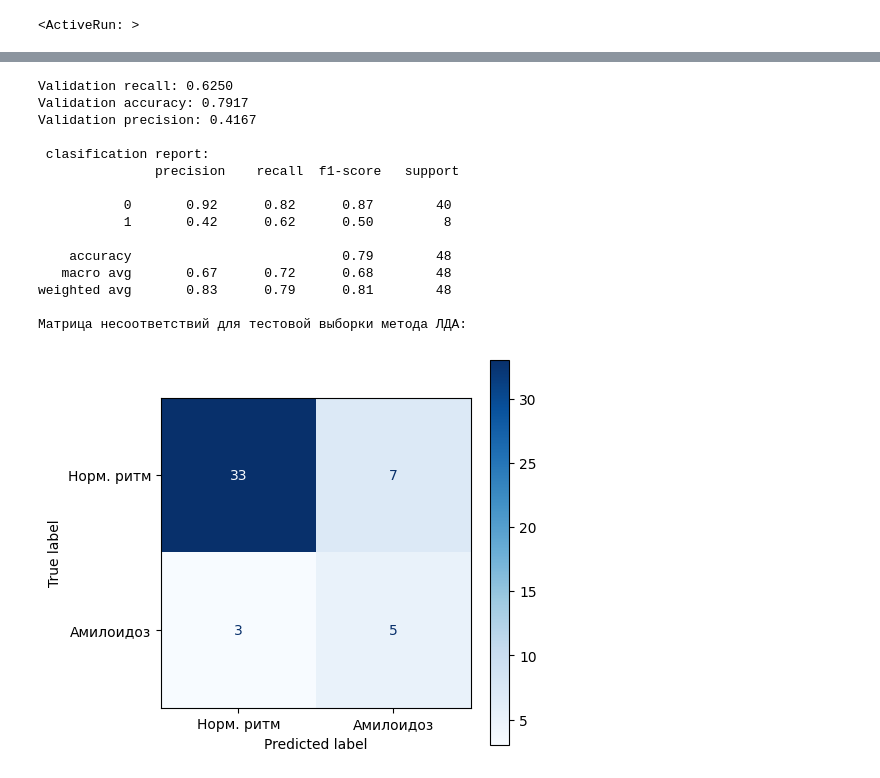
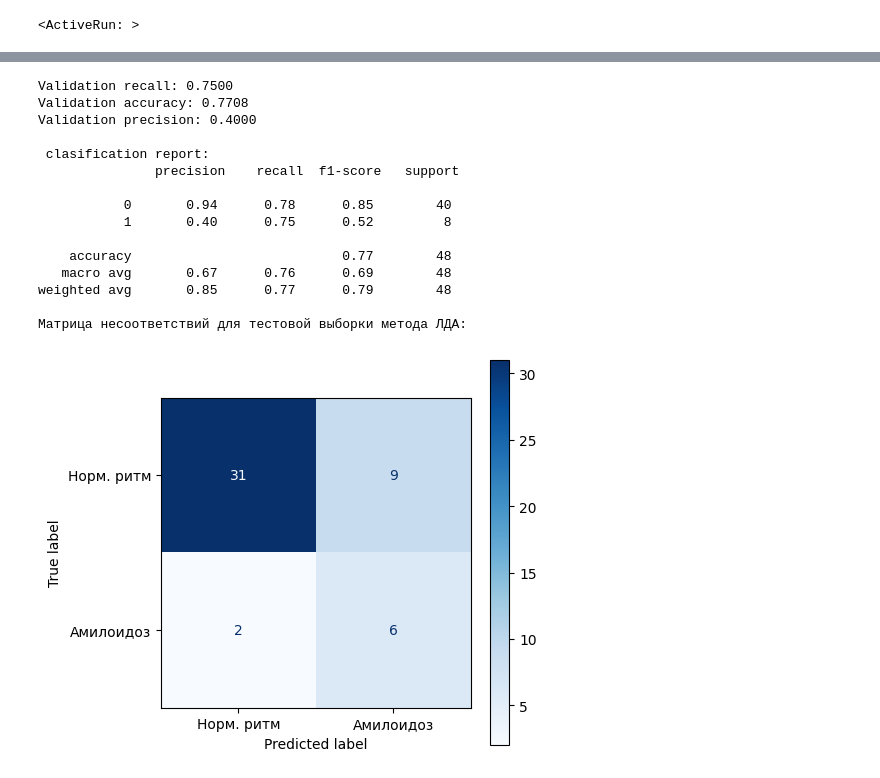
Before and after one commit to ArtikBoom3007/Diplomas, a Jupyter notebook: Classifiers/NN/NeuralNetwork.ipynb, the cells around one changed output, grey strips where cells are left out. Cells and saved outputs as stored; diff of their text form; code cells hidden in the pictures.

```diff
--- a/Classifiers/NN/NeuralNetwork.ipynb
+++ b/Classifiers/NN/NeuralNetwork.ipynb
@@ -203,16 +144,17 @@ config = {
     "optimizer": {"type": "Adam", "parameters": {"lr": 0.001, "weight_decay": 1e-5}},
     "loss_function": {
         "type": "FocalLoss",
-        "parameters": {"alpha": 1.0, "gamma": 1, "pos_weight": [1, 3]},
+        "parameters": {"alpha": 1.0, "gamma": 1, "pos_weight": [1, 4]},
     },
     "dataset": {
-        "train_size": len(train_dataset),
-        "test_size": len(test_dataset),
+        "train_size": 0,
+        "test_size": 0,
         "class_distribution": {
-            "train": {0 : int(train_dict[0]), 1: int(train_dict[1])},
-            "test": {0 : int(test_dict[0]), 1: int(test_dict[1])},
+            "train": {0: int(train_dict[0]), 1: int(train_dict[1])},
+            "test": {0: int(test_dict[0]), 1: int(test_dict[1])},
         },
     },
+    "augmentations": {"noise_level": 0.04, "shift_range": 0.2, "mask_prob": 0.3},
 }
 
 # Сохраняем в файл
@@ -220,0 +206,18 @@ with open("config.yaml", "w") as f:
+# %%
+X_train = np.concatenate(
+    [X_train, np.array([data_augmentation(torch.tensor(x)).numpy() for x in X_train])],
+    axis=0,
+)
+print(X_train.shape)
+print(y_train.shape)
+
+sampler = create_weighted_sampler(torch.LongTensor(Y_train))
+train_dataset = ECGDataset(data=X_train, labels=Y_train)
+train_loader = DataLoader(train_dataset, batch_size=32, sampler=sampler)
+# train_loader = DataLoader(train_dataset, batch_size=32)
+
+test_dataset = ECGDataset(data=X_test, labels=Y_test)
+test_loader = DataLoader(test_dataset, batch_size=32, shuffle=False)
+
+config["dataset"]["train_size"] = len(train_dataset)
+config["dataset"]["test_size"] = len(test_dataset)
@@ -399,6 +405,8 @@ optimizer = torch.optim.Adam(
     weight_decay=config["optimizer"]["parameters"]["weight_decay"],
 )
 
+device = torch.device("cuda" if torch.cuda.is_available() else "cpu")
+
 
 # Обучение модели
 def train_model(model, dataloader, criterion, optimizer, num_epochs=10, patience=10):
@@ -406,6 +414,7 @@ def train_model(model, dataloader, criterion, optimizer, num_epochs=10, patience
     patience_counter = 0
 
     model.train()
+    model.to(device)
     for epoch in range(num_epochs):
         running_loss = 0.0
         all_preds = []
@@ -413,6 +422,7 @@ def train_model(model, dataloader, criterion, optimizer, num_epochs=10, patience
 
         for inputs, labels in dataloader:
             optimizer.zero_grad()
+            inputs, labels = inputs.to(device), labels.to(device)
             outputs = model(inputs)
             # labels.type(torch.FloatTensor)
 
@@ -425,8 +435,8 @@ def train_model(model, dataloader, criterion, optimizer, num_epochs=10, patience
             loss.backward()
             optimizer.step()
             running_loss += loss.item() * inputs.size(0)
-            all_preds.extend(torch.argmax(outputs, dim=1))
-            all_labels.extend(torch.argmax(labels, dim=1))
+            all_preds.extend(torch.argmax(outputs, dim=1).cpu())
+            all_labels.extend(torch.argmax(labels, dim=1).cpu())
 
         epoch_loss = running_loss / len(dataloader.dataset)
         recall = recall_score(all_labels, all_preds)
@@ -527,43 +535,43 @@ def validate_model(model, dataloader):
     print("Матрица несоответствий для тестовой выборки метода ЛДА:\n")
     fig, ax = plt.subplots(figsize=(5, 5))
     disp = ConfusionMatrixDisplay(
         confusion_matrix(all_labels, all_preds), display_labels=class_names
     )
     disp.plot(cmap="Blues", ax=ax)
 
     Logger.current_logger().report_confusion_matrix(
         title="Confusion Matrix",
         series="Validation Results",
         matrix=confusion_matrix(all_labels, all_preds),
         yaxis_reversed=True,
         xaxis="Predicted",
         yaxis="Expected",
         xlabels=class_names,
-        ylabels=class_names
+        ylabels=class_names,
     )
 
     return recall
 
 
 # Пример вызова валидации
 test_accuracy = validate_model(model, test_loader)
 # %% [output]
-Validation recall: 0.6250
-Validation accuracy: 0.7917
-Validation precision: 0.4167
+Validation recall: 0.7500
+Validation accuracy: 0.7708
+Validation precision: 0.4000
 
  clasification report:
                precision    recall  f1-score   support
 
-           0       0.92      0.82      0.87        40
-           1       0.42      0.62      0.50         8
+           0       0.94      0.78      0.85        40
+           1       0.40      0.75      0.52         8
 
-    accuracy                           0.79        48
-   macro avg       0.67      0.72      0.68        48
-weighted avg       0.83      0.79      0.81        48
+    accuracy                           0.77        48
+   macro avg       0.67      0.76      0.69        48
+weighted avg       0.85      0.77      0.79        48
 
 Матрица несоответствий для тестовой выборки метода ЛДА:
-[figure, old version]
+[figure, new version]
 # %%
 mlflow.end_run()
 task.close()
```
Also changed, not shown: parts of 7 cells of this notebook, 6 other files.
